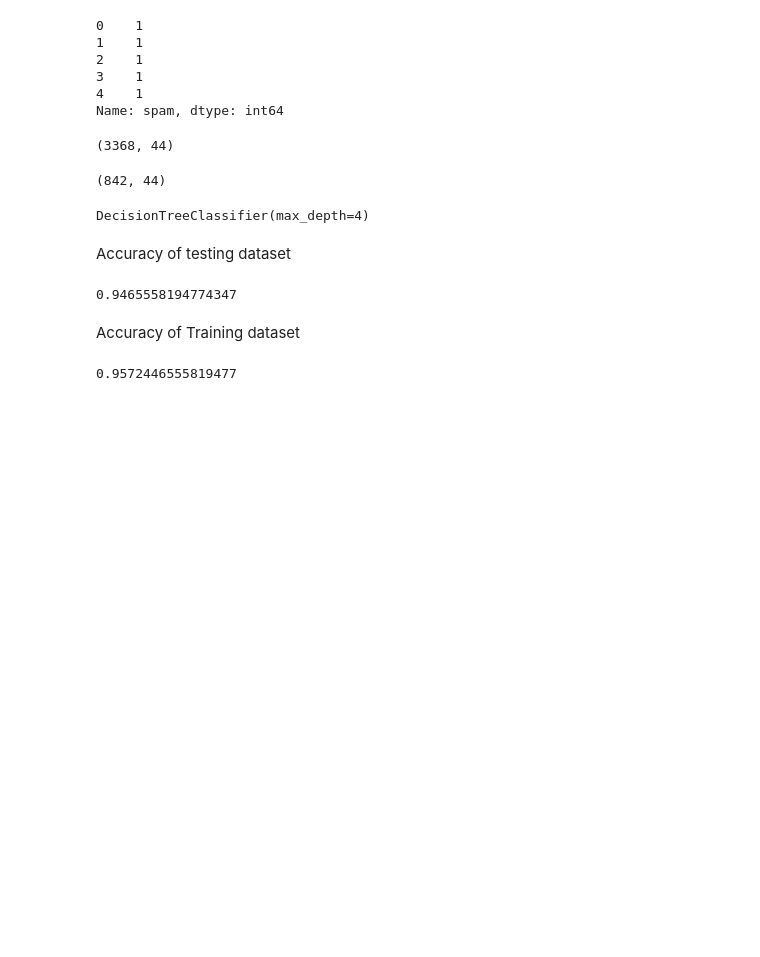
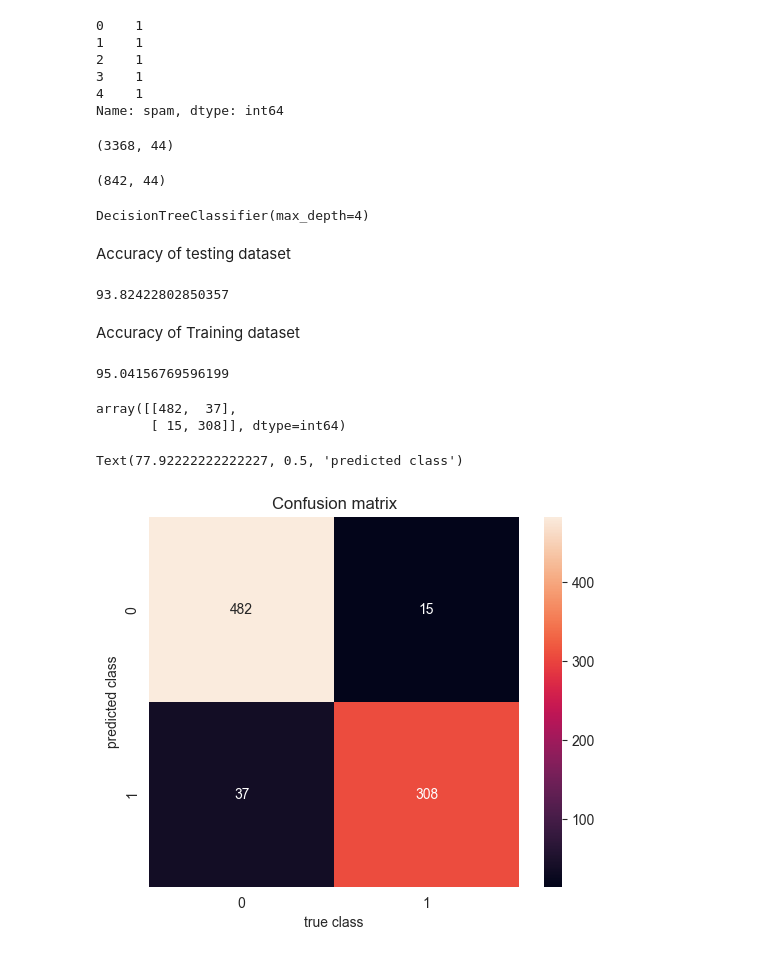
Before and after one commit to oshengeenath/E-mail-spam-detector, a Jupyter notebook: Decision_Tree.ipynb, the cells around one changed output. Cells and saved outputs as stored; diff of their text form; code cells hidden in the pictures; blank space fills up the shorter version.

```diff
--- a/Decision_Tree.ipynb
+++ b/Decision_Tree.ipynb
@@ -179,13 +179,39 @@ Accuracy of testing dataset
 pred = model.predict(x_test)
 # %%
 from sklearn.metrics import accuracy_score
-accuracy_score(y_test, pred)
+accuracy = accuracy_score(y_test, pred)
+percentage_accuracy = accuracy*100
+percentage_accuracy
 # %% [output]
-0.9465558194774347
+93.82422802850357
 # %% [markdown]
 Accuracy of Training dataset
 # %%
 predTrain = model.predict(x_train)
-accuracy_score(y_train,predTrain)
+accuracy = accuracy_score(y_train,predTrain)
+percentage_accuracy = accuracy*100
+percentage_accuracy
 # %% [output]
-0.9572446555819477
+95.04156769596199
+# %%
+from sklearn.metrics import confusion_matrix
+cm = confusion_matrix(y_test, pred)
+cm
+# %% [output]
+array([[482,  37],
+       [ 15, 308]], dtype=int64)
+# %%
+# based on test values generate the confusion matrix
+from sklearn.metrics import confusion_matrix
+import seaborn as sns
+
+# Summary of the predictions made by the classifier
+mat = confusion_matrix(y_test, pred)
+sns.heatmap(mat.T, square=True, annot=True, fmt='d', cbar=True)
+
+plt.title('Confusion matrix')
+plt.xlabel('true class')
+plt.ylabel('predicted class')
+# %% [output]
+Text(77.92222222222227, 0.5, 'predicted class')
+[figure, added]
```
Also changed, not shown: parts of 6 cells of this notebook, 1 other file.
